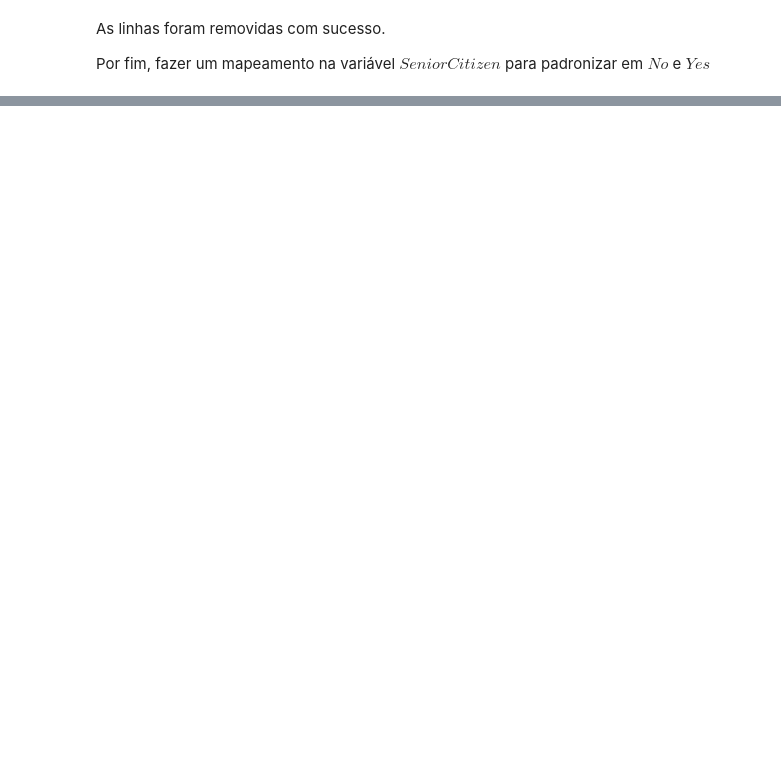
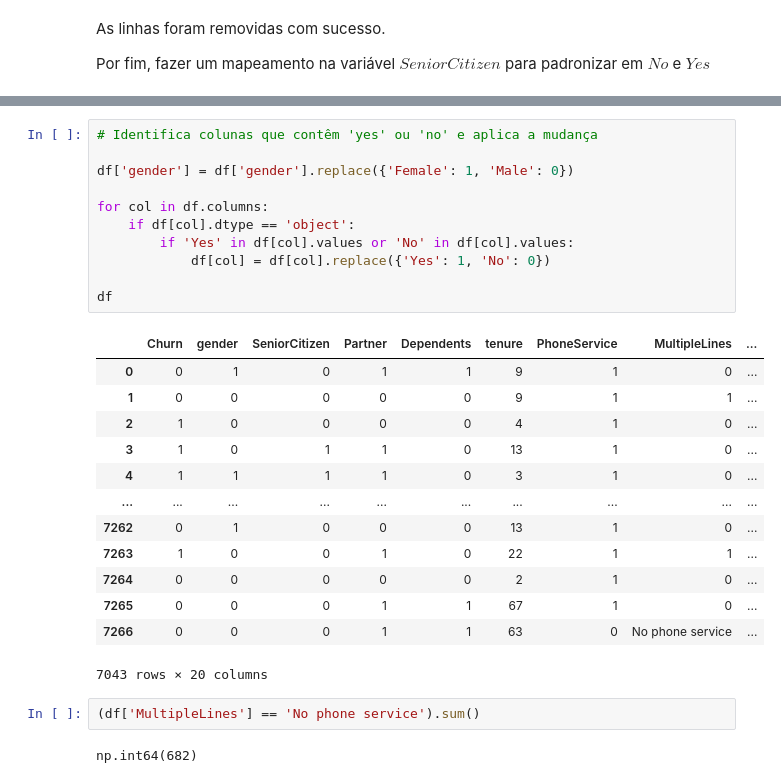
Before and after one commit to elianramon/Challenge_3_TelecomX_2_CD_ONE, a Jupyter notebook: TeleconX.ipynb, the cells around one changed output, grey strips where cells are left out. Saved outputs shown, nothing was run; the diff lists cells and outputs as text; blank space fills up the shorter version.

```diff
--- a/TeleconX.ipynb
+++ b/TeleconX.ipynb
@@ -334,0 +205,29 @@ ______________
+# %%
+# Identifica colunas que contêm 'yes' ou 'no' e aplica a mudança
+
+df['gender'] = df['gender'].replace({'Female': 1, 'Male': 0})
+
+for col in df.columns:
+    if df[col].dtype == 'object':
+        if 'Yes' in df[col].values or 'No' in df[col].values:
+            df[col] = df[col].replace({'Yes': 1, 'No': 0})
+
+df
+# %% [output]
+|  | Churn | gender | SeniorCitizen | Partner | Dependents | tenure | PhoneService | MultipleLines | ... |
+| 0 | 0 | 1 | 0 | 1 | 1 | 9 | 1 | 0 | ... |
+| 1 | 0 | 0 | 0 | 0 | 0 | 9 | 1 | 1 | ... |
+| 2 | 1 | 0 | 0 | 0 | 0 | 4 | 1 | 0 | ... |
+| 3 | 1 | 0 | 1 | 1 | 0 | 13 | 1 | 0 | ... |
+| 4 | 1 | 1 | 1 | 1 | 0 | 3 | 1 | 0 | ... |
+| ... | ... | ... | ... | ... | ... | ... | ... | ... | ... |
+| 7262 | 0 | 1 | 0 | 0 | 0 | 13 | 1 | 0 | ... |
+| 7263 | 1 | 0 | 0 | 1 | 0 | 22 | 1 | 1 | ... |
+| 7264 | 0 | 0 | 0 | 0 | 0 | 2 | 1 | 0 | ... |
+| 7265 | 0 | 0 | 0 | 1 | 1 | 67 | 1 | 0 | ... |
+| 7266 | 0 | 0 | 0 | 1 | 1 | 63 | 0 | No phone service | ... |
+7043 rows × 20 columns
+# %%
+(df['MultipleLines'] == 'No phone service').sum()
+# %% [output]
+np.int64(682)
```
Also changed, not shown: parts of 23 cells of this notebook.
